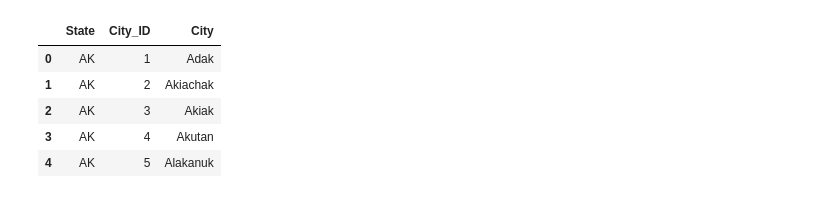
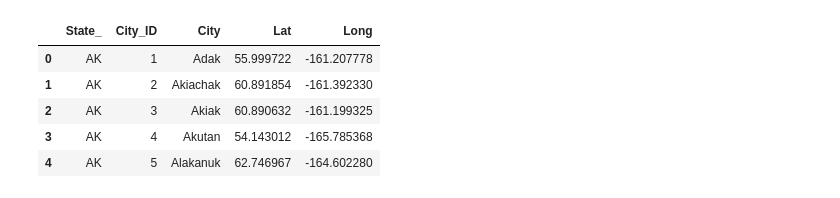
Before and after one commit to mjrotter4445/Psycho_Data_Squad_1, a Jupyter notebook: Data/Clean_Data_and_Code/cleaning4keep.ipynb, the cells around one changed output. Saved outputs shown, nothing was run; the diff lists cells and outputs as text; code cells hidden in the pictures.

```diff
--- a/Data/Clean_Data_and_Code/cleaning4keep.ipynb
+++ b/Data/Clean_Data_and_Code/cleaning4keep.ipynb
@@ -3,12 +4,12 @@ import pandas as pd
 # %%
 cities_df = pd.read_csv("LongLat.csv")
-cities_df = cities_df [["STATE_CODE", "ID", "CITY"]].rename(columns={"STATE_CODE":"State","CITY":"City", "ID":"City_ID"})
+cities_df = cities_df [["STATE_CODE", "ID", "CITY", "LATITUDE", "LONGITUDE"]].rename(columns={"STATE_CODE":"State_","CITY":"City", "ID":"City_ID","LATITUDE": "Lat", "LONGITUDE": "Long"})
 cities_df.head()   #state_code, id, city
 # %% [output]
-|  | State | City_ID | City |
-| 0 | AK | 1 | Adak |
-| 1 | AK | 2 | Akiachak |
-| 2 | AK | 3 | Akiak |
-| 3 | AK | 4 | Akutan |
-| 4 | AK | 5 | Alakanuk |
+|  | State_ | City_ID | City | Lat | Long |
+| 0 | AK | 1 | Adak | 55.999722 | -161.207778 |
+| 1 | AK | 2 | Akiachak | 60.891854 | -161.392330 |
+| 2 | AK | 3 | Akiak | 60.890632 | -161.199325 |
+| 3 | AK | 4 | Akutan | 54.143012 | -165.785368 |
+| 4 | AK | 5 | Alakanuk | 62.746967 | -164.602280 |
 # %%
```
Also changed, not shown: parts of 11 cells of this notebook, 4 other files.
